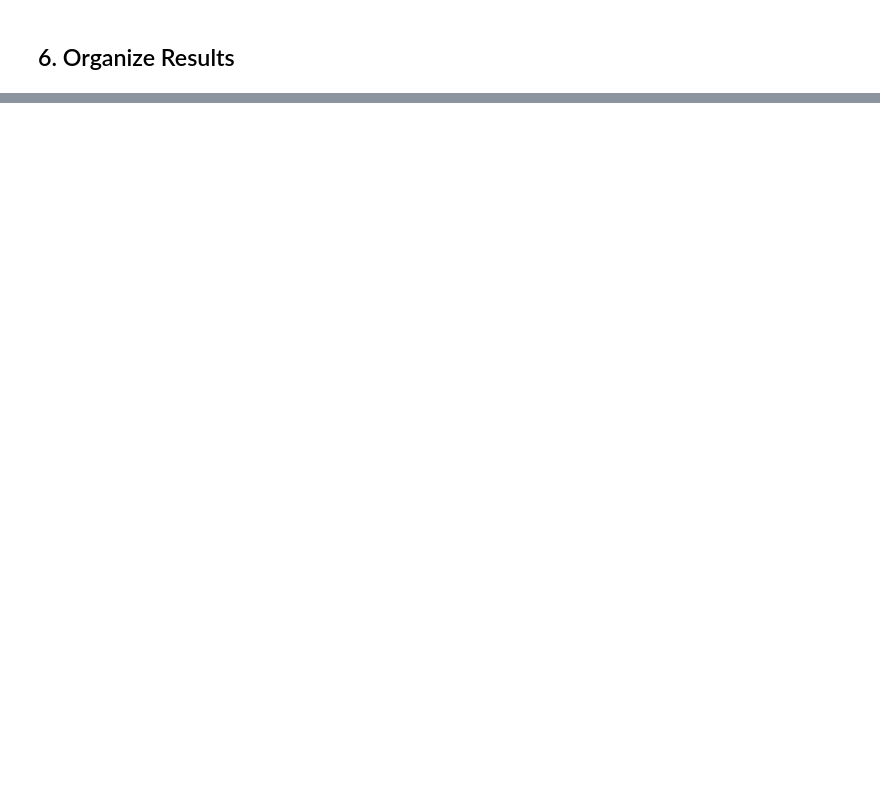
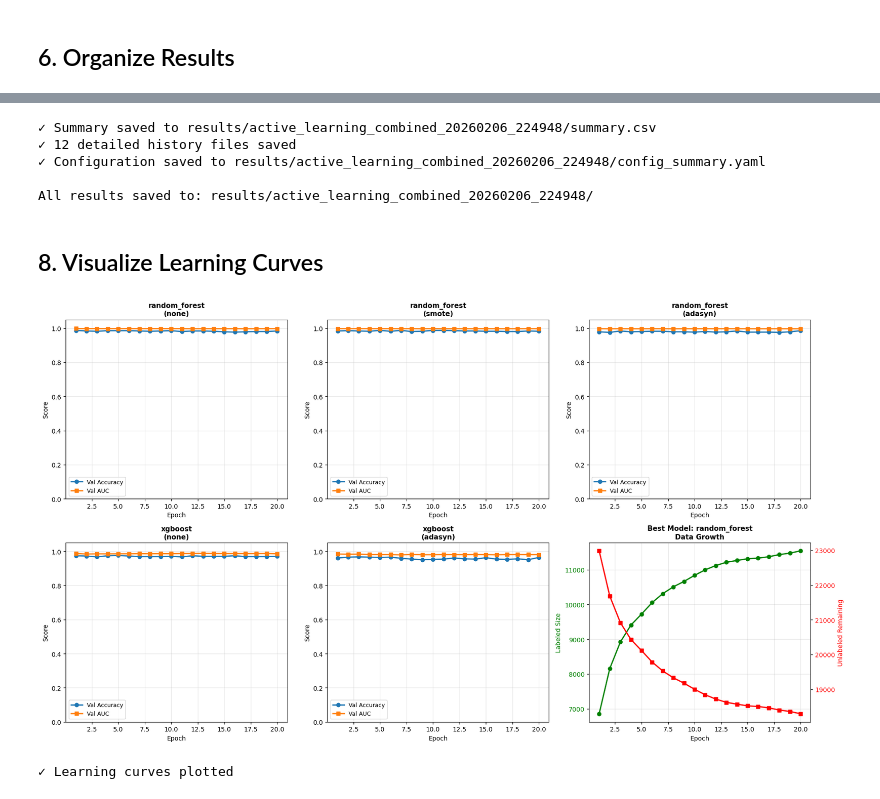
Before and after one commit to AlbusNotThuan/lung-cancer, a Jupyter notebook: train_active_learning.ipynb, the cells around one changed output, grey strips where cells are left out. Cells and saved outputs as stored; diff of their text form; code cells hidden in the pictures; blank space fills up the shorter version.

```diff
--- a/train_active_learning.ipynb
+++ b/train_active_learning.ipynb
@@ -73,7 +100,7 @@ CONFIDENCE_THRESHOLD = al_config['confidence_threshold']
 USE_DYNAMIC_THRESHOLD = al_config['use_dynamic_threshold']
 TAU_MIN = al_config['tau_min']
 TAU_MAX = al_config['tau_max']
-MAX_EPOCHS = al_config['max_epochs']
+N_ACTIVE_LEARNING_EPOCHS = al_config['max_epochs']
 APPLY_IMBALANCE_TO_INITIAL = al_config['apply_imbalance_to_initial']
 
 # Model and imbalance settings
@@ -86,7 +113,7 @@ print(f"  Approach: {APPROACH}")
 print(f"  Labeled Ratio: {LABELED_RATIO:.1%}")
 print(f"  Validation Ratio: {VALIDATION_RATIO:.1%}")
 print(f"  Confidence Threshold: {CONFIDENCE_THRESHOLD} (Dynamic: {USE_DYNAMIC_THRESHOLD})")
-print(f"  Max Epochs: {MAX_EPOCHS}")
+print(f"  Max Epochs: {N_ACTIVE_LEARNING_EPOCHS}")
 print(f"  Models: {len(ACTIVE_MODELS)}")
 print(f"  Imbalance Methods: {len(IMBALANCE_METHODS)}")
 print(f"  Parallel Workers: {N_WORKERS}")
@@ -93,10 +130,10 @@ print(f"  Parallel Workers: {N_WORKERS}")
 # %% [markdown]
 ## 3. Load Dataset and Split Data
 # %%
-# Load dataset
-dataset = LungCancerDataset()
-dataset_info = dataset.get_info()
-X_train_orig, y_train_orig, X_test_orig, y_test_orig = dataset.load()
+# Load dataset from config
+dataset_name = config['dataset']['name']
+dataset, X_train_orig, y_train_orig, X_test_orig, y_test_orig, dataset_info = \
+    DatasetFactory.load_dataset(dataset_name)
 
 print(f"Dataset: {dataset_info['name']}")
 print(f"  Description: {dataset_info['description']}")
@@ -457,7 +435,8 @@ for result in results:
     model_name = result['model_name']
     imbalance = result['imbalance_method']
     filename = f"{results_dir}/history_{model_name}_{imbalance}.csv"
-    result['metrics_history'].to_csv(filename, index=False)
+    history_df = pd.DataFrame(result['metrics_history'])
+    history_df.to_csv(filename, index=False)
 
 print(f"✓ {len(results)} detailed history files saved")
 
@@ -470,7 +449,7 @@ config_summary = {
     'use_dynamic_threshold': USE_DYNAMIC_THRESHOLD,
     'tau_min': TAU_MIN,
     'tau_max': TAU_MAX,
-    'max_epochs': MAX_EPOCHS,
+    'max_epochs': N_ACTIVE_LEARNING_EPOCHS,
     'initial_labeled': len(X_labeled),
     'validation_size': len(X_val),
     'unlabeled_pool': len(X_unlabeled),
@@ -487,4 +466,67 @@ with open(f"{results_dir}/config_summary.yaml", 'w') as f:
 print(f"✓ Configuration saved to {results_dir}/config_summary.yaml")
 print()
 print(f"All results saved to: {results_dir}/")
+# %% [output]
+✓ Summary saved to results/active_learning_combined_20260206_224948/summary.csv
+✓ 12 detailed history files saved
+✓ Configuration saved to results/active_learning_combined_20260206_224948/config_summary.yaml
+
+All results saved to: results/active_learning_combined_20260206_224948/
+# %% [markdown]
+## 8. Visualize Learning Curves
+# %%
+# Plot learning curves for top 5 models
+top_5_indices = summary_df.head(5).index
+
+fig, axes = plt.subplots(2, 3, figsize=(18, 10))
+axes = axes.flatten()
+
+for idx, result_idx in enumerate(top_5_indices):
+    result = results[result_idx]
+    history_df = pd.DataFrame(result['metrics_history'])
+
+    ax = axes[idx]
+
+    # Plot validation accuracy and AUC
+    ax.plot(history_df['epoch'], history_df['accuracy'], marker='o', label='Val Accuracy', linewidth=2)
+    ax.plot(history_df['epoch'], history_df['auc'], marker='s', label='Val AUC', linewidth=2)
+
+    ax.set_xlabel('Epoch', fontsize=10)
+    ax.set_ylabel('Score', fontsize=10)
+    ax.set_title(f"{result['model_name']}\n({result['imbalance_method']})", fontsize=11, fontweight='bold')
+    ax.legend(fontsize=9)
+    ax.grid(True, alpha=0.3)
+    ax.set_ylim([0, 1.05])
+
+# Plot pseudo-label growth for best model
+best_result = results[summary_df.index[0]]
+best_history_df = pd.DataFrame(best_result['metrics_history'])
+
+ax = axes[5]
+ax2 = ax.twinx()
+
+# Labeled size
+ax.plot(best_history_df['epoch'], best_history_df['labeled_size'],
+        marker='o', color='green', linewidth=2, label='Labeled Size')
+ax.set_xlabel('Epoch', fontsize=10)
+ax.set_ylabel('Labeled Size', fontsize=10, color='green')
+ax.tick_params(axis='y', labelcolor='green')
+
+# Unlabeled remaining
+ax2.plot(best_history_df['epoch'], best_history_df['unlabeled_size'],
+         marker='s', color='red', linewidth=2, label='Unlabeled Remaining')
+ax2.set_ylabel('Unlabeled Remaining', fontsize=10, color='red')
+ax2.tick_params(axis='y', labelcolor='red')
+
+ax.set_title(f"Best Model: {best_result['model_name']}\nData Growth",
+             fontsize=11, fontweight='bold')
+ax.grid(True, alpha=0.3)
+
+plt.tight_layout()
+plt.show()
+
+print("✓ Learning curves plotted")
+# %% [output]
+[figure, added]
+✓ Learning curves plotted
 # %% [markdown]
```
Also changed, not shown: parts of 15 cells of this notebook, 7 other files.
